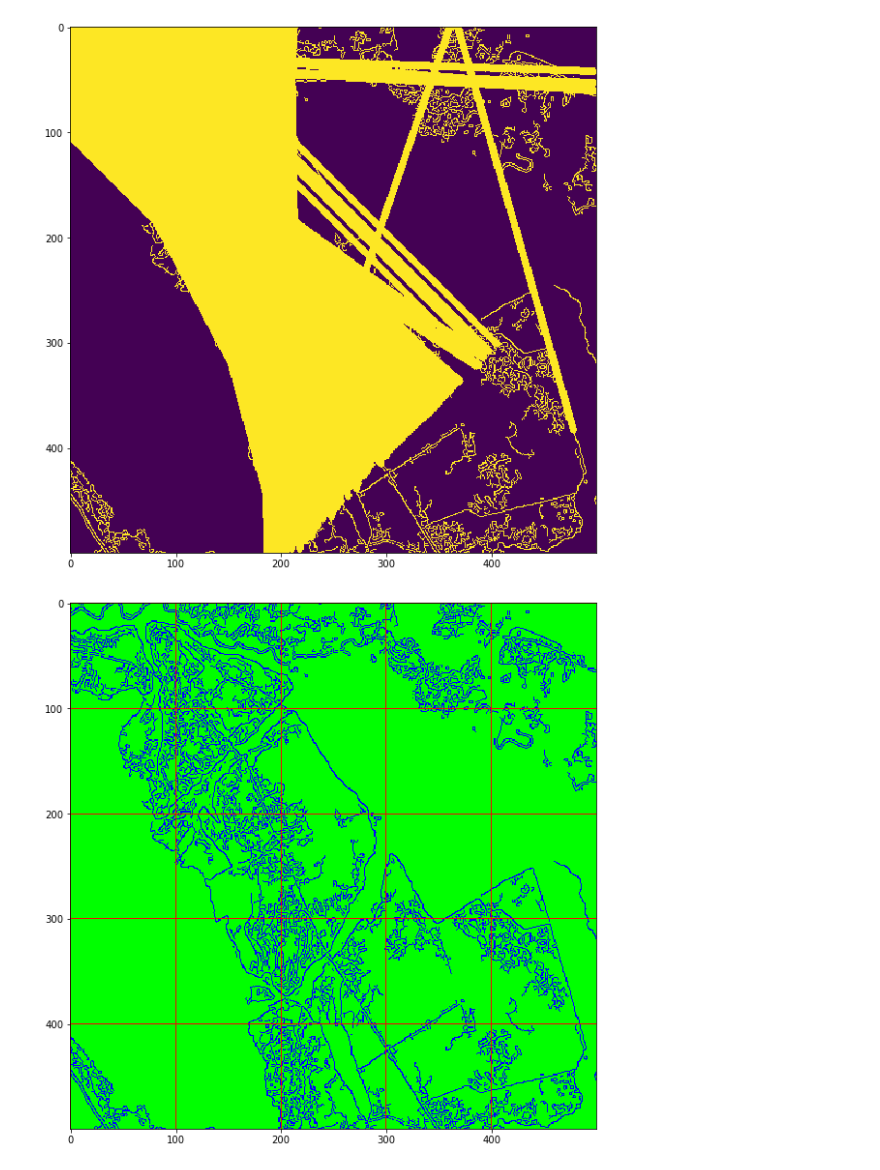
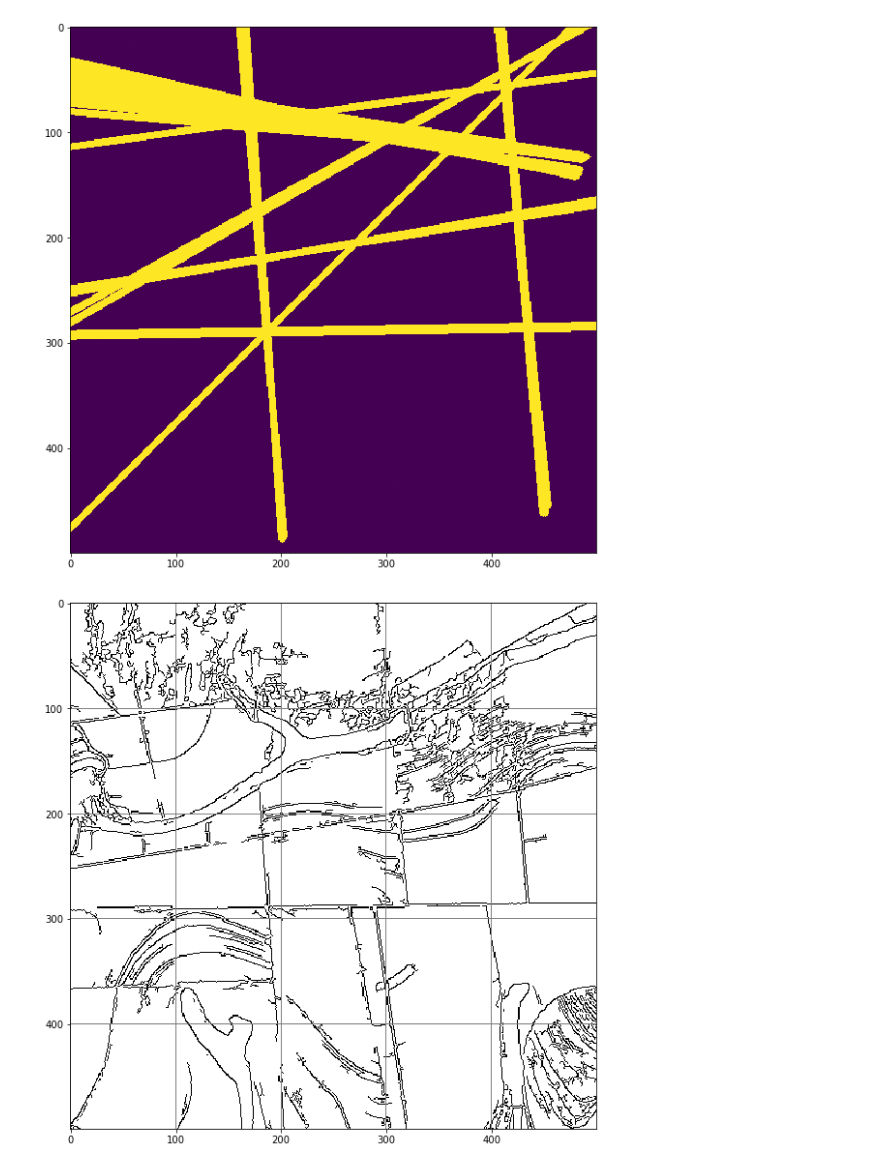
Before and after one commit to renatobanzai/banzai_image_segmentation, a Jupyter notebook: finding_polygon.ipynb, the cells around one changed output. Cells and saved outputs as stored; diff of their text form; code cells hidden in the pictures.

```diff
--- a/finding_polygon.ipynb
+++ b/finding_polygon.ipynb
@@ -9,11 +9,11 @@ sys.setrecursionlimit(25000)
 plt.rcParams['figure.figsize'] = [10, 10]
 # %%
 # raw image
-#img = cv2.imread("./data/talhao_101035/interest_b0420201015.tif", -1)
+img = cv2.imread("./data/talhao_101035/interest_b0420201015.tif", -1)
 #img = cv2.imread("./data/talhao_103330/interest_b0420201217.tif", -1)
 #img = cv2.imread("./data/talhao_100767/interest_b0420201015.tif", -1)
 #img = cv2.imread("./data/talhao_102996/interest_b0420201013.tif", -1)
-img = cv2.imread("./data/talhao_102939/interest_b0420201105.tif", -1)
+#img = cv2.imread("./data/talhao_102939/interest_b0420201105.tif", -1)
 # image converted to 8bits
 img_8bits = cv2.convertScaleAbs(img, alpha=0.03)
 
@@ -101,6 +121,7 @@ def get_hough_lines(img_source,
                     theta,
                     threshold,
                     line_length,
+                    stroke_size=5,
                     show=False):
     rho = 1  # distance resolution in pixels of the Hough grid
     theta = np.pi / 180  # angular resolution in radians of the Hough grid
@@ -109,7 +130,7 @@ def get_hough_lines(img_source,
     img_copy = np.copy(img_source)
     img_blank = np.copy(img_source) * 0
 
-    lines_houghlines = cv2.HoughLines(img_edges, rho, theta, threshold)
+    lines_houghlines = cv2.HoughLines(img_copy, rho, theta, threshold)
 
 
     for line in lines_houghlines:
@@ -122,7 +143,7 @@ def get_hough_lines(img_source,
         y1 = int(y0 + line_length*(a))
         x2 = int(x0 - line_length*(-b))
         y2 = int(y0 - line_length*(a))
-        cv2.line(img_copy, (x1, y1), (x2, y2), (255, 0, 0), 5)
+        cv2.line(img_copy, (x1, y1), (x2, y2), (255, 0, 0), stroke_size)
 
     if show:
         # Draw the lines on the  image
@@ -130,33 +151,33 @@ def get_hough_lines(img_source,
         plt.show()
     return img_blank
 
-hough_lines = get_hough_lines(img_edges,
+hough_lines = get_hough_lines(img_edges_binary,
                               rho=1,
                               theta=np.pi / 180,
                               threshold=132,
                               line_length=500,
                               show=True)
 # %% [output]
-[figure, old version]
+[figure, new version]
 # %%
 def print_grid(img_source, grid_size=100, show=False):
-    img_grid = np.copy(img_edges)
+    img_grid = np.copy(img_source)
     img_grid = np.bitwise_not(img_grid)
     height, width = img_grid.shape
     for x in range(0, width -1, grid_size):
         cv2.line(img_grid, (x, 0), (x, height), (125,0,0), 1)
 
     for y in range(0, width -1, grid_size):
         cv2.line(img_grid, (0, y), (width, y), (125,0,0), 1)
 
     if show:
-        plt.imshow(img_grid, cmap="brg")
+        plt.imshow(img_grid, cmap="gray")
         plt.show()
     return img_grid
 
-img_grid = print_grid(img_8bits_test, grid_size=100, show=True)
+img_grid = print_grid(img_edges, grid_size=100, show=True)
 # %% [output]
-[figure, old version]
+[figure, new version]
 # %%
 def get_hough_lines_grid(img_source,
                          rho,
```
Also changed, not shown: parts of 8 cells of this notebook.
